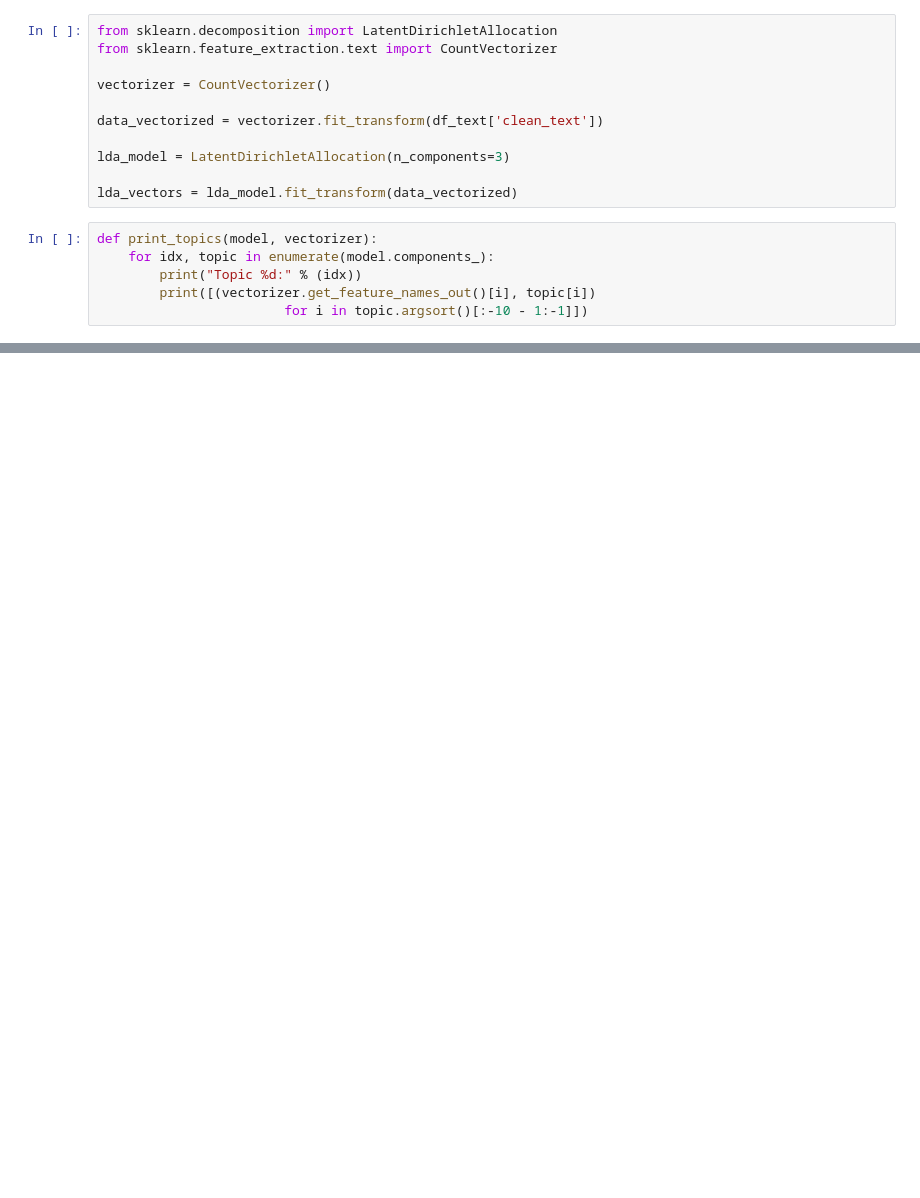
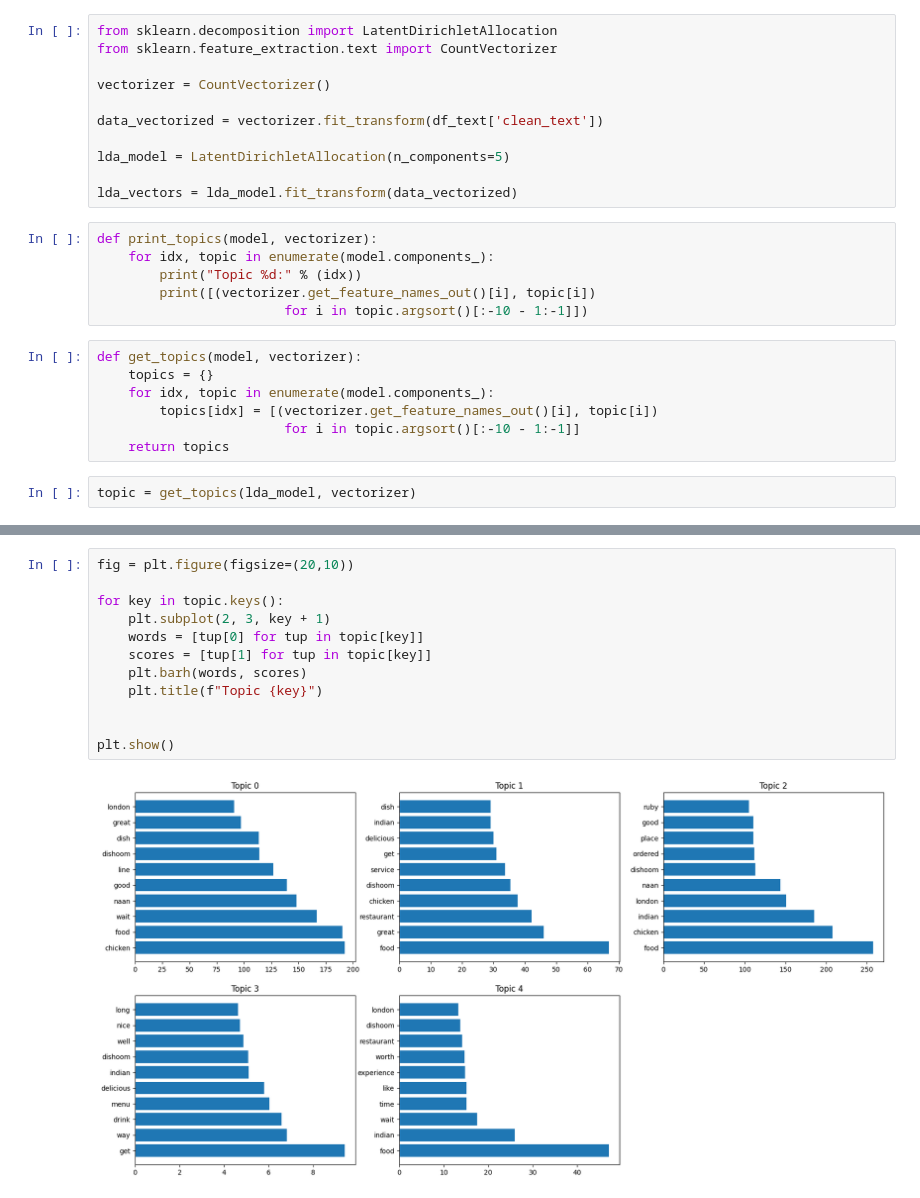
Before and after one commit to marikhomeriki/product_review_analysis, a Jupyter notebook: notebooks/topic_extraction.ipynb, the cells around one changed output, grey strips where cells are left out. Saved outputs shown, nothing was run; the diff lists cells and outputs as text; blank space fills up the shorter version.

Commit message:
restored charts

```diff
--- a/notebooks/topic_extraction.ipynb
+++ b/notebooks/topic_extraction.ipynb
@@ -93,7 +76,7 @@ vectorizer = CountVectorizer()
 
 data_vectorized = vectorizer.fit_transform(df_text['clean_text'])
 
-lda_model = LatentDirichletAllocation(n_components=3)
+lda_model = LatentDirichletAllocation(n_components=5)
 
 lda_vectors = lda_model.fit_transform(data_vectorized)
 # %%
@@ -102,3 +85,12 @@ def print_topics(model, vectorizer):
         print("Topic %d:" % (idx))
         print([(vectorizer.get_feature_names_out()[i], topic[i])
                         for i in topic.argsort()[:-10 - 1:-1]])
+# %%
+def get_topics(model, vectorizer):
+    topics = {}
+    for idx, topic in enumerate(model.components_):
+        topics[idx] = [(vectorizer.get_feature_names_out()[i], topic[i])
+                        for i in topic.argsort()[:-10 - 1:-1]]
+    return topics
+# %%
+topic = get_topics(lda_model, vectorizer)
@@ -115,0 +130,14 @@ Topic 3:
+# %%
+fig = plt.figure(figsize=(20,10))
+
+for key in topic.keys():
+    plt.subplot(2, 3, key + 1)
+    words = [tup[0] for tup in topic[key]]
+    scores = [tup[1] for tup in topic[key]]
+    plt.barh(words, scores)
+    plt.title(f"Topic {key}")
+
+
+plt.show()
+# %% [output]
+[figure, added]
```
Also changed, not shown: parts of 10 cells of this notebook.
